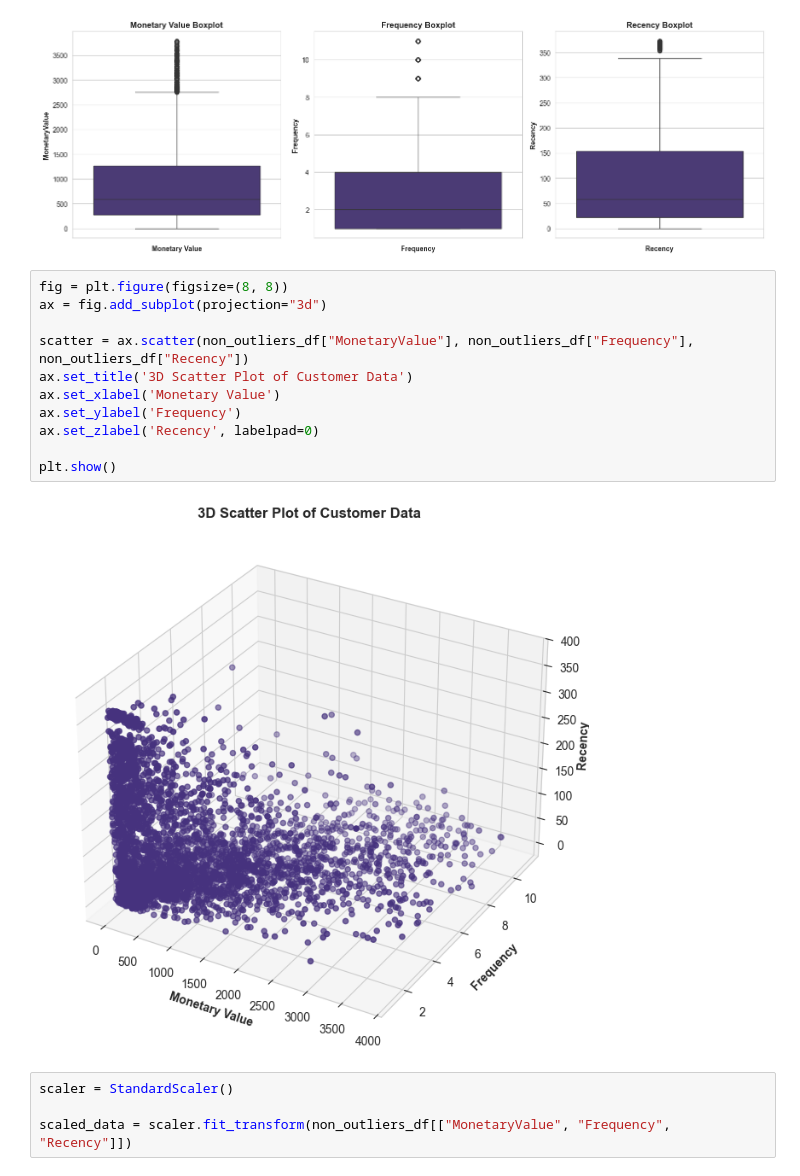
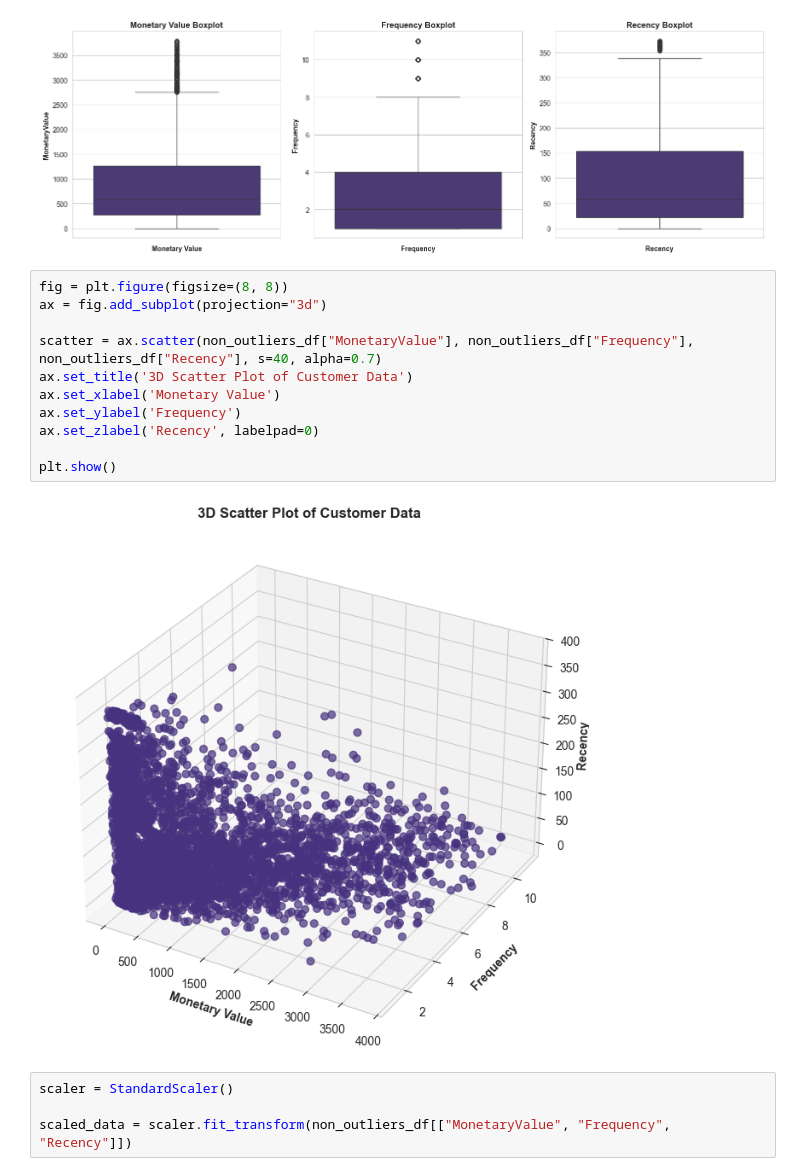
Before and after one commit to abdullahashfaq-ds/Online-Retail-Customer-Analysis, a Jupyter notebook: notebooks/online_retail_analysis.ipynb, the cells around one changed output. Cells and saved outputs as stored; diff of their text form.

```diff
--- a/notebooks/online_retail_analysis.ipynb
+++ b/notebooks/online_retail_analysis.ipynb
@@ -523,16 +523,16 @@ plt.show()
 # %%
 fig = plt.figure(figsize=(8, 8))
 ax = fig.add_subplot(projection="3d")
 
-scatter = ax.scatter(non_outliers_df["MonetaryValue"], non_outliers_df["Frequency"], non_outliers_df["Recency"])
+scatter = ax.scatter(non_outliers_df["MonetaryValue"], non_outliers_df["Frequency"], non_outliers_df["Recency"], s=40, alpha=0.7)
 ax.set_title('3D Scatter Plot of Customer Data')
 ax.set_xlabel('Monetary Value')
 ax.set_ylabel('Frequency')
 ax.set_zlabel('Recency', labelpad=0)
 
 plt.show()
 # %% [output]
-[figure, old version]
+[figure, new version]
 # %%
 scaler = StandardScaler()
 
```
Also changed, not shown: parts of 8 cells of this notebook.
